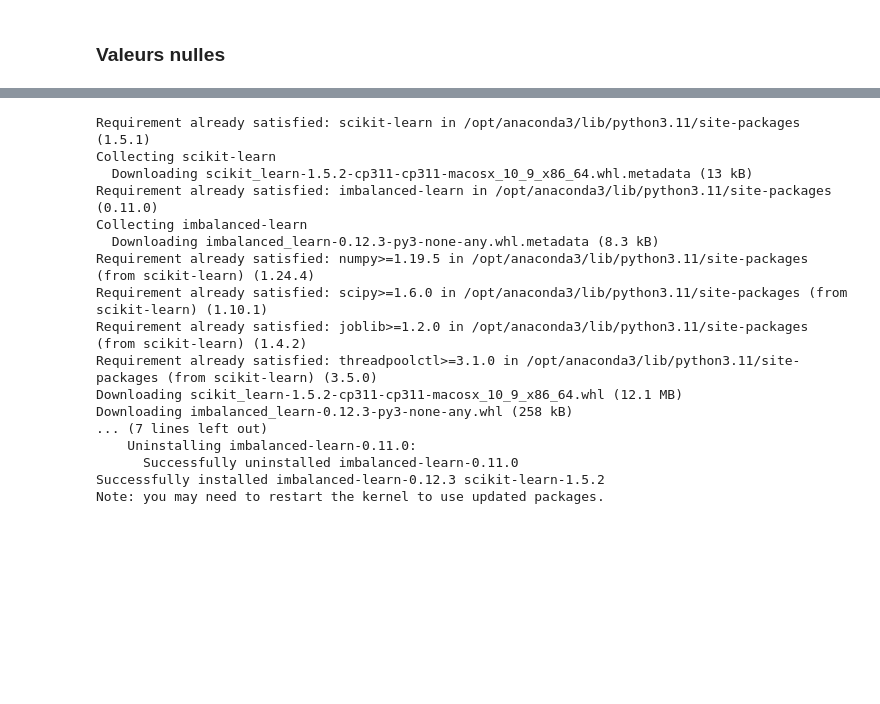
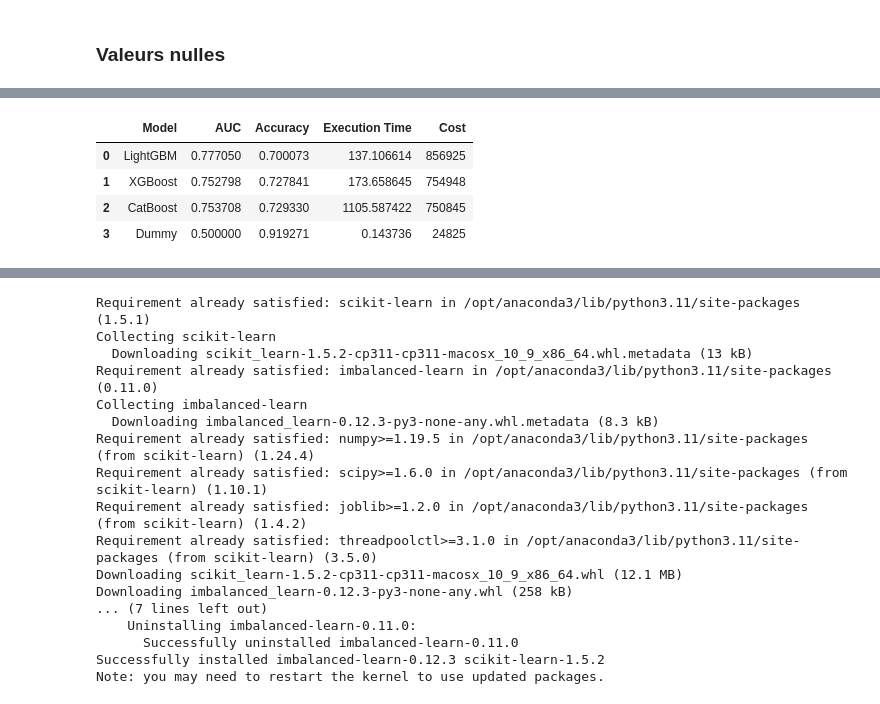
Before and after one commit to AmiraBah/projet7, a Jupyter notebook: Bahou_Amira_2_notebook_modélisation_092024.ipynb, the cells around one changed output, grey strips where cells are left out. Saved outputs shown, nothing was run; the diff lists cells and outputs as text; code cells hidden in the pictures; blank space fills up the shorter version.

```diff
--- a/Bahou_Amira_2_notebook_modélisation_092024.ipynb
+++ b/Bahou_Amira_2_notebook_modélisation_092024.ipynb
@@ -575,0 +579,4 @@ pourcentage_valeurs_nulles_tries
+# %%
+train_df = train_test_df_2[train_test_df_2['TARGET'].notnull()]
+test_df = train_test_df_2[train_test_df_2['TARGET'].isnull()]
+print(f"Le fichier train_df a une forme de : {train_df.shape} et le fichier test_df a une forme de : {test_df.shape}.")
@@ -575,0 +585,78 @@ pourcentage_valeurs_nulles_tries
+# %%
+import pandas as pd
+import numpy as np
+from sklearn.model_selection import train_test_split, GridSearchCV
+from sklearn.metrics import roc_auc_score, accuracy_score, make_scorer
+from sklearn.dummy import DummyClassifier
+from lightgbm import LGBMClassifier
+from xgboost import XGBClassifier
+from catboost import CatBoostClassifier
+import time
+
+# Séparation des caractéristiques et de la cible
+X = train_df.drop(columns='TARGET')
+y = train_df['TARGET']
+
+# Fonction de coût pour évaluation
+def cost_function(y_true, y_pred):
+    fn_cost = 10  # Coût d'un faux négatif
+    fp_cost = 1   # Coût d'un faux positif
+    false_negatives = np.sum((y_pred == 1) & (y_true == 0))
+    false_positives = np.sum((y_pred == 0) & (y_true == 1))
+    total_cost = fn_cost * false_negatives + fp_cost * false_positives
+    return total_cost
+
+# Création du DataFrame pour stocker les métriques
+metrics_df = pd.DataFrame(columns=['Model', 'AUC', 'Accuracy', 'Execution Time', 'Cost'])
+
+# Liste des modèles à tester
+models = {
+    'LightGBM': LGBMClassifier(class_weight='balanced'),
+    'XGBoost': XGBClassifier(scale_pos_weight=10),  # Ajuster le poids pour compenser le déséquilibre
+    'CatBoost': CatBoostClassifier(class_weights=[1, 10], silent=True),  # Ajuster les poids
+    'Dummy': DummyClassifier(strategy='most_frequent')
+}
+
+# Hyperparamètres à optimiser (exemple, à ajuster selon les besoins)
+param_grid = {
+    'LightGBM': {'num_leaves': [31, 50], 'max_depth': [-1, 5, 10]},
+    'XGBoost': {'max_depth': [3, 5, 7], 'learning_rate': [0.01, 0.1]},
+    'CatBoost': {'depth': [4, 6], 'learning_rate': [0.01, 0.1]}
+}
+
+# Entraînement et évaluation des modèles
+for model_name, model in models.items():
+    start_time = time.time()
+
+    if model_name in param_grid:
+        grid_search = GridSearchCV(model, param_grid[model_name], scoring='roc_auc', cv=5)
+        grid_search.fit(X, y)
+        best_model = grid_search.best_estimator_
+    else:
+        best_model = model
+        best_model.fit(X, y)
+
+    # Prédictions
+    y_pred_proba = best_model.predict_proba(X)[:, 1]  # Probabilités de la classe positive
+    optimal_threshold = 0.5  # À optimiser selon les coûts
+
+    y_pred = (y_pred_proba >= optimal_threshold).astype(int)
+
+    # Évaluation des métriques
+    auc = roc_auc_score(y, y_pred_proba)
+    accuracy = accuracy_score(y, y_pred)
+    exec_time = time.time() - start_time
+    cost = cost_function(y, y_pred)
+
+    # Ajout des résultats au DataFrame
+    metrics_df = metrics_df.append({
+        'Model': model_name,
+        'AUC': auc,
+        'Accuracy': accuracy,
+        'Execution Time': exec_time,
+        'Cost': cost
+    }, ignore_index=True)
+
+# Affichage des résultats
+metrics_df
+# %% [output]
@@ -575,0 +689,5 @@ pourcentage_valeurs_nulles_tries
+|  | Model | AUC | Accuracy | Execution Time | Cost |
+| 0 | LightGBM | 0.777050 | 0.700073 | 137.106614 | 856925 |
+| 1 | XGBoost | 0.752798 | 0.727841 | 173.658645 | 754948 |
+| 2 | CatBoost | 0.753708 | 0.729330 | 1105.587422 | 750845 |
+| 3 | Dummy | 0.500000 | 0.919271 | 0.143736 | 24825 |
```
Also changed, not shown: parts of 42 cells of this notebook, 4 other files.
